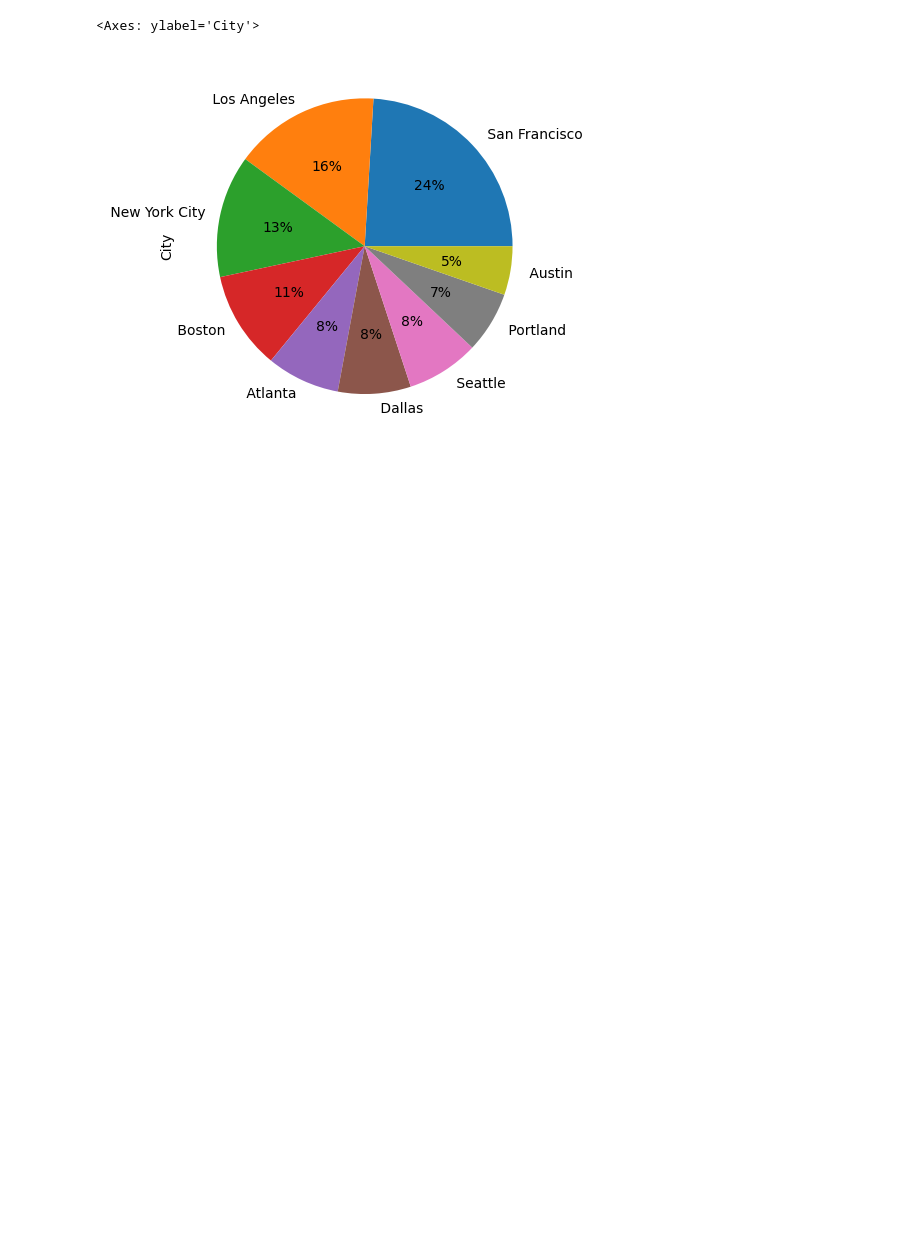
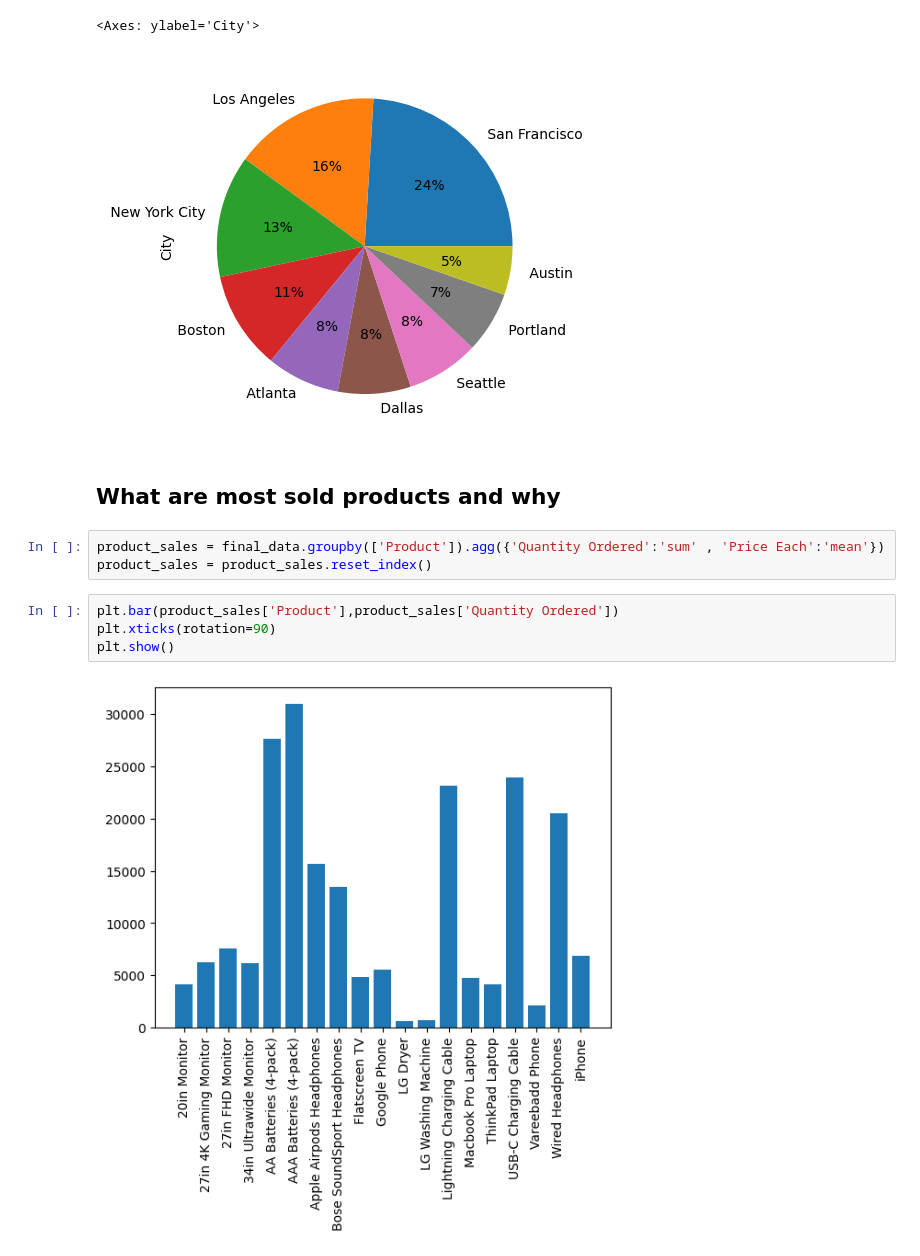
Before and after one commit to dkhiani6/Data-Analysis-Projects, a Jupyter notebook: E-commerce Sales Analysis/Sales_EDA.ipynb, the cells around one changed output. Cells and saved outputs as stored; diff of their text form; blank space fills up the shorter version.

```diff
--- a/E-commerce Sales Analysis/Sales_EDA.ipynb
+++ b/E-commerce Sales Analysis/Sales_EDA.ipynb
@@ -128,3 +137,14 @@ pd.value_counts(final_data['City']).plot(kind='pie' , autopct = '%1.0f%%')
 # %% [output]
 <Axes: ylabel='City'>
 [figure]
+# %% [markdown]
+## What are most sold products and why
+# %%
+product_sales = final_data.groupby(['Product']).agg({'Quantity Ordered':'sum' , 'Price Each':'mean'})
+product_sales = product_sales.reset_index()
+# %%
+plt.bar(product_sales['Product'],product_sales['Quantity Ordered'])
+plt.xticks(rotation=90)
+plt.show()
+# %% [output]
+[figure, added]
```
Also changed, not shown: parts of 15 cells of this notebook.
